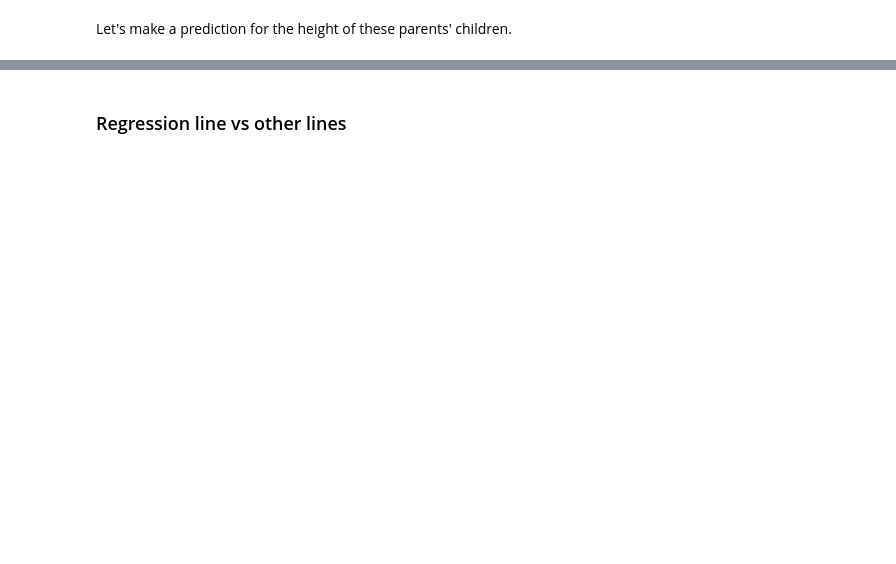
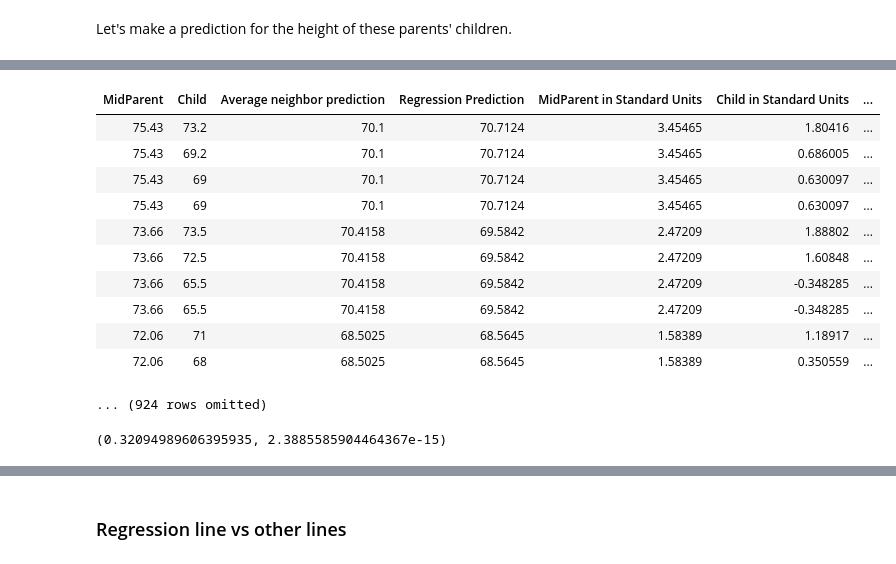
Before and after one commit to ucsb-ds/cmpsc5b-s22-students, a Jupyter notebook: lec-notebooks/week7-lec13-least-squares-live.ipynb, the cells around one changed output, grey strips where cells are left out. Drawn from its saved outputs; the diff is of its cells as text; code cells hidden in the pictures; blank space fills up the shorter version.

```diff
--- a/lec-notebooks/week7-lec13-least-squares-live.ipynb
+++ b/lec-notebooks/week7-lec13-least-squares-live.ipynb
@@ -152,3 +145,18 @@ def intercept(t, x, y):
+# %%
+# Hint: see slide 14 of today's lecture for how to define these.
+def slope(t, x, y):
+    '''Computes the slope of regression line, like correlation above'''
+    r = correlation(t,x,y)
+    x_sd = np.std(t.column(x))
+    y_sd = np.std(t.column(y))
+    return r* y_sd / x_sd
+
+
+def intercept(t, x, y):
+    '''Computes the intercept of the regression line, like slope above'''
+    x_mean = np.mean(t.column(x))
+    y_mean = np.mean(t.column(y))
+    return y_mean - slope(t,x,y,)*x_mean
 # %%
 example = r_table(0.5)
 slope(example, 'x', 'y')
@@ -192,6 +201,17 @@ def nn_prediction_galton(h):
     neighbors = heights.where(
         'MidParent', are.between(h - 0.5, h + 0.5))
     return np.mean(neighbors.column('Child'))
+# %%
+def nn_prediction_galton_su(h):
+    """Return a prediction of the height of a child
+    whose parents have a midparent height of h.
+
+    The prediction is the average height of the children
+    whose midparent height is in the range h plus or minus 0.5 inches.
+    """
+    neighbors = heights_with_predictions.where(
+        'MidParent in Standard Units', are.between(h - 0.25, h + 0.25))
+    return np.mean(neighbors.column('Child in Standard Units'))
 # %%
 heights_with_predictions = heights.with_column(
     'Average neighbor prediction',
@@ -216,0 +270,32 @@ heights_with_predictions.scatter('MidParent')
+# %%
+# convert midparent and child to standard units
+midparent_standard_units = standard_units(heights_with_predictions.column('MidParent'))
+child_standard_units = standard_units(heights_with_predictions.column('Child'))
+average_neighbor_prediction_su = heights_with_predictions.apply(nn_prediction_galton_su, 'MidParent in Standard Units')
+
+heights_with_predictions = heights_with_predictions.with_columns(
+    'MidParent in Standard Units', midparent_standard_units,
+    'Child in Standard Units', child_standard_units,
+    'Average Neighbor Prediction SU', average_neighbor_prediction_su
+
+)
+heights_with_predictions
+# %% [output]
+| MidParent | Child | Average neighbor prediction | Regression Prediction | MidParent in Standard Units | Child in Standard Units | ... |
+| 75.43 | 73.2 | 70.1 | 70.7124 | 3.45465 | 1.80416 | ... |
+| 75.43 | 69.2 | 70.1 | 70.7124 | 3.45465 | 0.686005 | ... |
+| 75.43 | 69 | 70.1 | 70.7124 | 3.45465 | 0.630097 | ... |
+| 75.43 | 69 | 70.1 | 70.7124 | 3.45465 | 0.630097 | ... |
+| 73.66 | 73.5 | 70.4158 | 69.5842 | 2.47209 | 1.88802 | ... |
+| 73.66 | 72.5 | 70.4158 | 69.5842 | 2.47209 | 1.60848 | ... |
+| 73.66 | 65.5 | 70.4158 | 69.5842 | 2.47209 | -0.348285 | ... |
+| 73.66 | 65.5 | 70.4158 | 69.5842 | 2.47209 | -0.348285 | ... |
+| 72.06 | 71 | 68.5025 | 68.5645 | 1.58389 | 1.18917 | ... |
+| 72.06 | 68 | 68.5025 | 68.5645 | 1.58389 | 0.350559 | ... |
+... (924 rows omitted)
+# %%
+galton_slope_su = slope(heights_with_predictions, 'MidParent in Standard Units', 'Child in Standard Units')
+galton_intercept_su = intercept(heights_with_predictions, 'MidParent in Standard Units', 'Child in Standard Units')
+galton_slope_su, galton_intercept_su
+# %% [output]
+(0.32094989606395935, 2.3885585904464367e-15)
```
Also changed, not shown: parts of 20 cells of this notebook, 1 other file.
